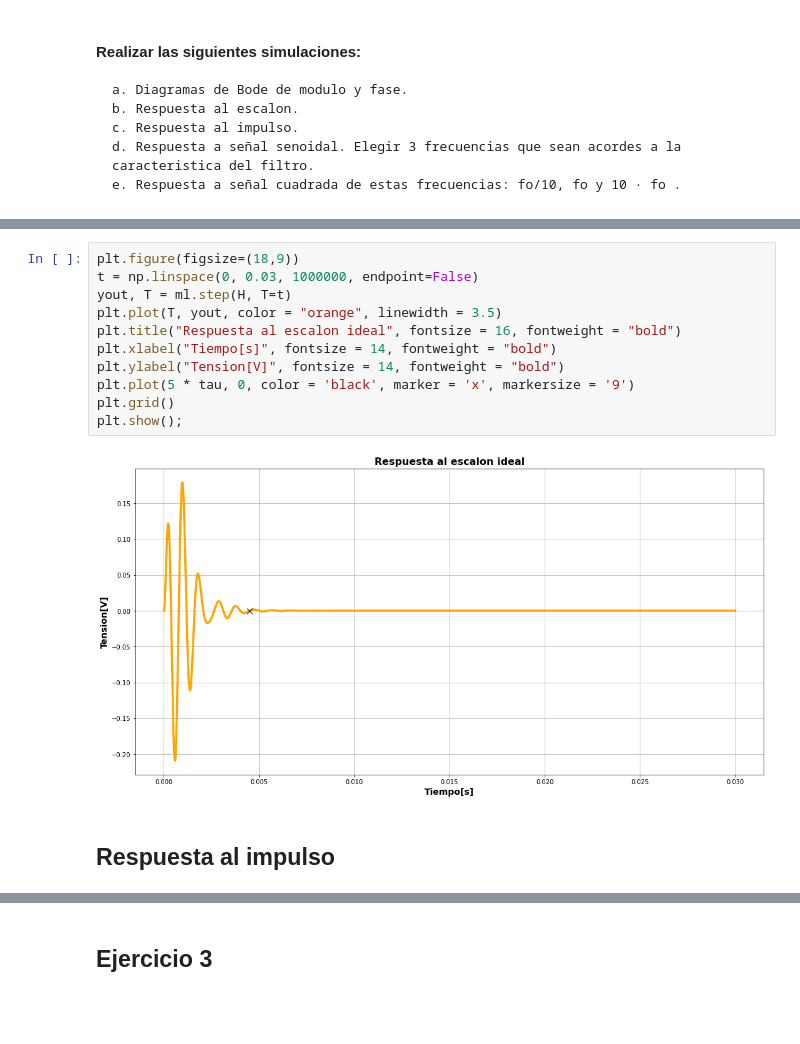
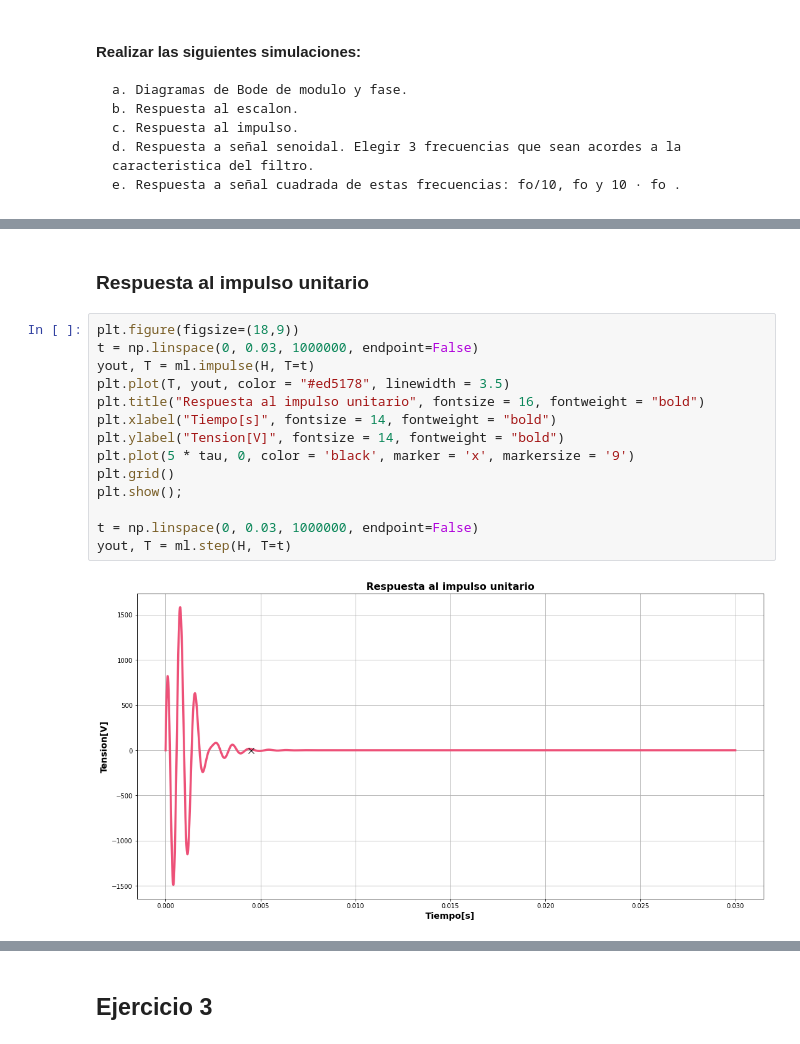
Before and after one commit to violetaperezandrade/TP-ADC, a Jupyter notebook: TP.ipynb, the cells around one changed output, grey strips where cells are left out. Drawn from its saved outputs; the diff is of its cells as text; blank space fills up the shorter version.

```diff
--- a/TP.ipynb
+++ b/TP.ipynb
@@ -176,15 +203,18 @@ bodePlots(H, w01, w02)
+# %% [markdown]
+### Respuesta al impulso unitario
 # %%
 plt.figure(figsize=(18,9))
 t = np.linspace(0, 0.03, 1000000, endpoint=False)
-yout, T = ml.step(H, T=t)
-plt.plot(T, yout, color = "orange", linewidth = 3.5)
-plt.title("Respuesta al escalon ideal", fontsize = 16, fontweight = "bold")
+yout, T = ml.impulse(H, T=t)
+plt.plot(T, yout, color = "#ed5178", linewidth = 3.5)
+plt.title("Respuesta al impulso unitario", fontsize = 16, fontweight = "bold")
 plt.xlabel("Tiempo[s]", fontsize = 14, fontweight = "bold")
 plt.ylabel("Tension[V]", fontsize = 14, fontweight = "bold")
 plt.plot(5 * tau, 0, color = 'black', marker = 'x', markersize = '9')
 plt.grid()
 plt.show();
+
+t = np.linspace(0, 0.03, 1000000, endpoint=False)
+yout, T = ml.step(H, T=t)
 # %% [output]
-[figure, old version]
+[figure, new version]
-# %% [markdown]
-## Respuesta al impulso
```
Also changed, not shown: parts of 57 cells of this notebook.
